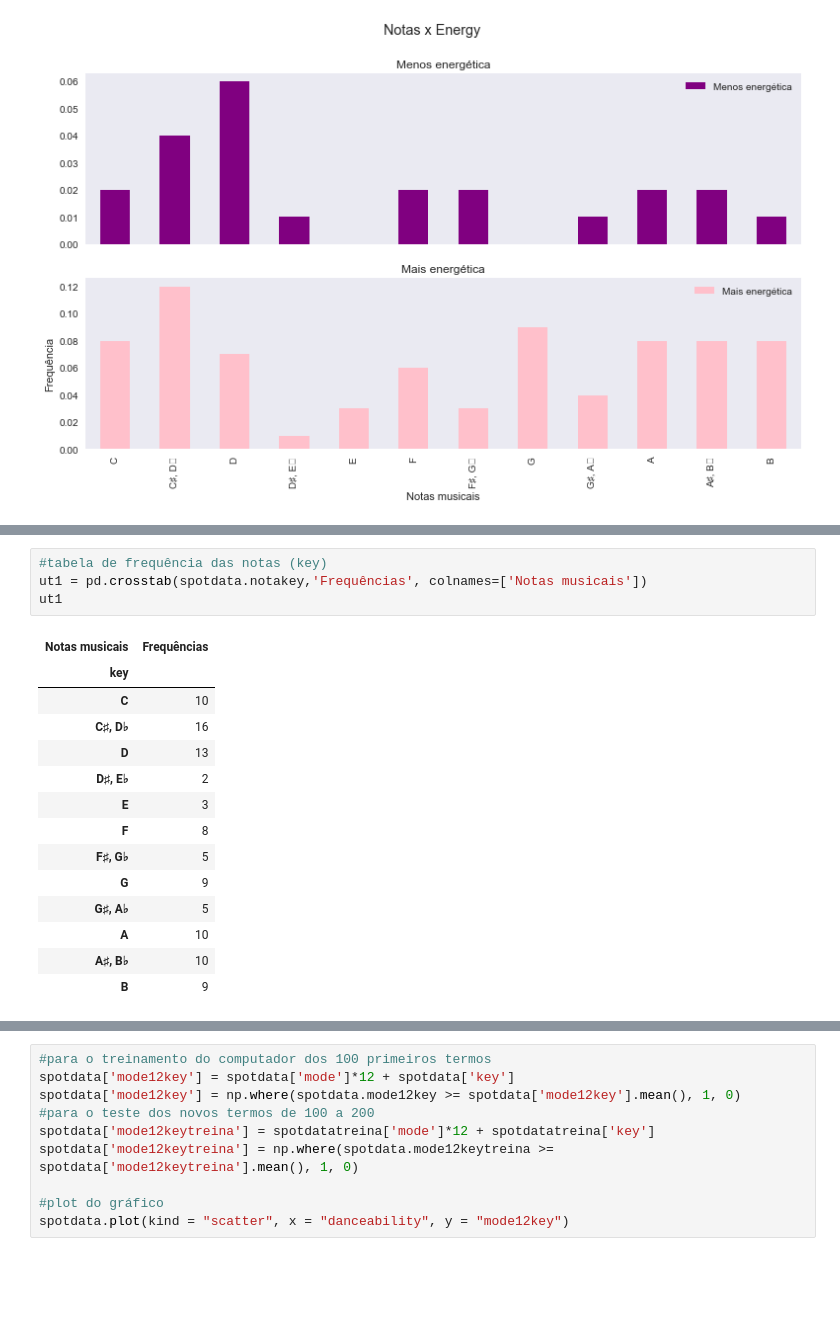
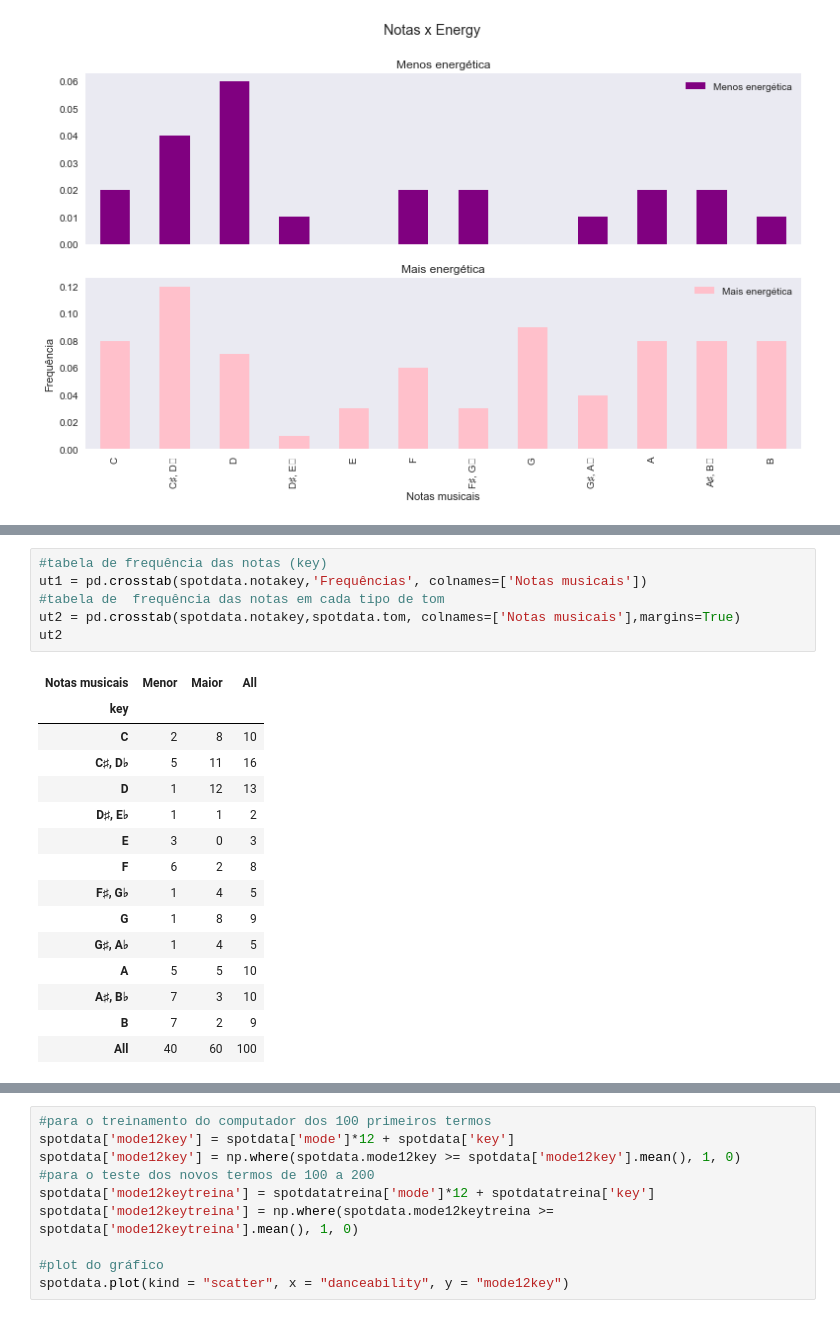
Before and after one commit to R09090909/Projeto3-cd, a Jupyter notebook: Projeto-3-CD-6.0.ipynb, the cells around one changed output, grey strips where cells are left out. Cells and saved outputs as stored; diff of their text form; blank space fills up the shorter version.

```diff
--- a/Projeto-3-CD-6.0.ipynb
+++ b/Projeto-3-CD-6.0.ipynb
@@ -86,19 +86,22 @@ See the caveats in the documentation: http://pandas.pydata.org/pandas-docs/stabl
 # %%
 #tabela de frequência das notas (key)
 ut1 = pd.crosstab(spotdata.notakey,'Frequências', colnames=['Notas musicais'])
-ut1
+#tabela de  frequência das notas em cada tipo de tom
+ut2 = pd.crosstab(spotdata.notakey,spotdata.tom, colnames=['Notas musicais'],margins=True)
+ut2
 # %% [output]
-| Notas musicais | Frequências |
-| key |  |
-| C | 10 |
-| C♯, D♭ | 16 |
-| D | 13 |
-| D♯, E♭ | 2 |
-| E | 3 |
-| F | 8 |
-| F♯, G♭ | 5 |
-| G | 9 |
-| G♯, A♭ | 5 |
-| A | 10 |
-| A♯, B♭ | 10 |
-| B | 9 |
+| Notas musicais | Menor | Maior | All |
+| key |  |  |  |
+| C | 2 | 8 | 10 |
+| C♯, D♭ | 5 | 11 | 16 |
+| D | 1 | 12 | 13 |
+| D♯, E♭ | 1 | 1 | 2 |
+| E | 3 | 0 | 3 |
+| F | 6 | 2 | 8 |
+| F♯, G♭ | 1 | 4 | 5 |
+| G | 1 | 8 | 9 |
+| G♯, A♭ | 1 | 4 | 5 |
+| A | 5 | 5 | 10 |
+| A♯, B♭ | 7 | 3 | 10 |
+| B | 7 | 2 | 9 |
+| All | 40 | 60 | 100 |
```
Also changed, not shown: parts of 11 cells of this notebook.
